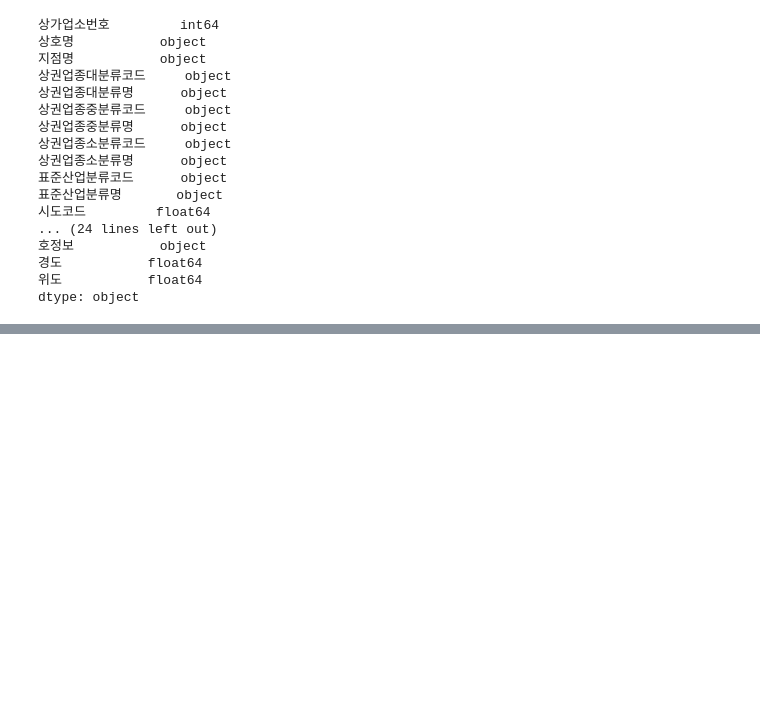
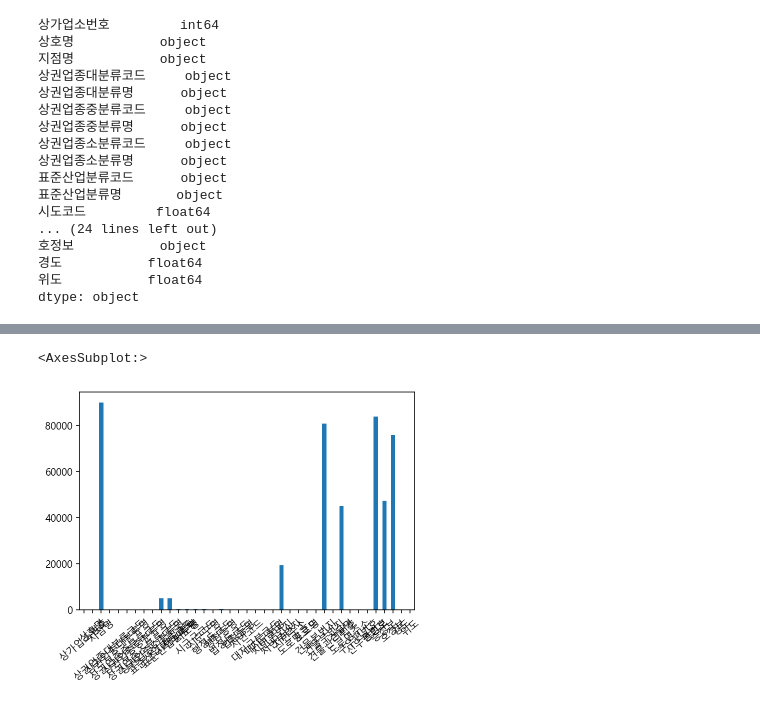
Before and after one commit to tree698/Data-Science-with-Python, a Jupyter notebook: 1. Data Analysis-Commercial Area Information in Seoul/Data Analysis.ipynb, the cells around one changed output, grey strips where cells are left out. Cells and saved outputs as stored; diff of their text form; code cells hidden in the pictures; blank space fills up the shorter version.

```diff
--- a/1. Data Analysis-Commercial Area Information in Seoul/Data Analysis.ipynb
+++ b/1. Data Analysis-Commercial Area Information in Seoul/Data Analysis.ipynb
@@ -116,0 +159,3 @@ dtype: object
+# %%
+null_count = df.isnull().sum()
+null_count
@@ -116,0 +180,6 @@ dtype: object
+# %%
+#  위에서 구한 결측치를 .plot.bar 를 통해 막대그래프로 표현합니다. (rot는 X 좌표 회전)
+null_count.plot.bar(rot=40)
+# %% [output]
+<AxesSubplot:>
+[figure, added]
```
Also changed, not shown: parts of 20 cells of this notebook.
